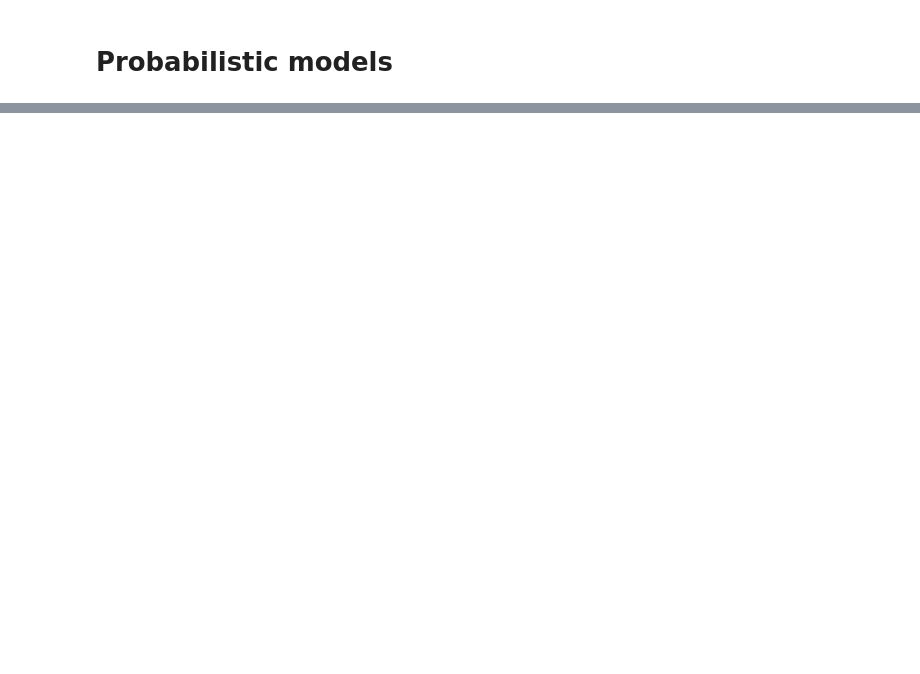
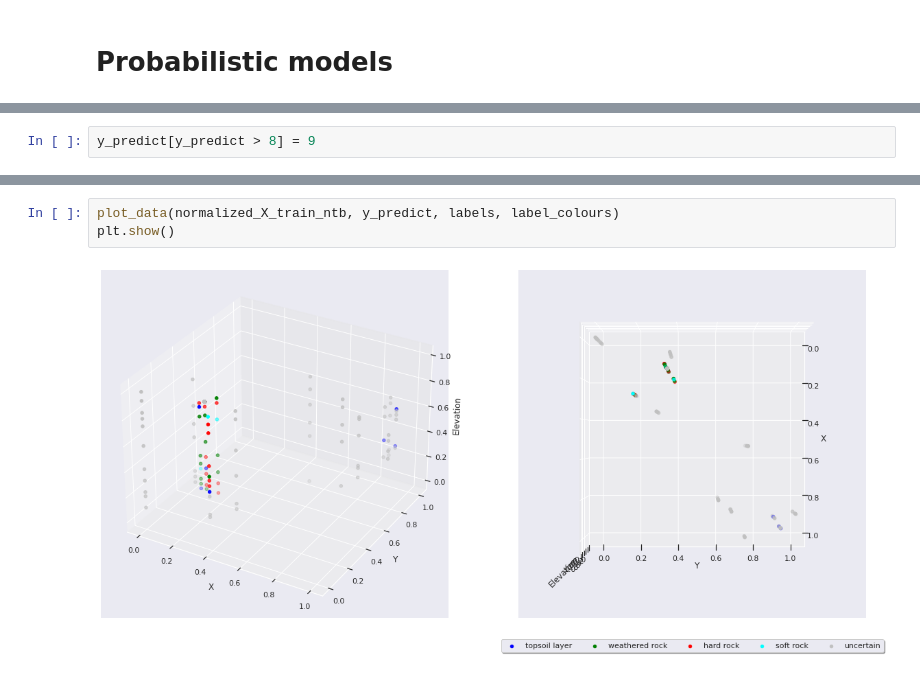
Before and after one commit to daitranskku/soil_properties, a Jupyter notebook: regression_models.ipynb, the cells around one changed output, grey strips where cells are left out. Drawn from its saved outputs; the diff is of its cells as text; blank space fills up the shorter version.

```diff
--- a/regression_models.ipynb
+++ b/regression_models.ipynb
@@ -134,0 +267,2 @@ plt.show()
+# %%
+y_predict[y_predict > 8] = 9
@@ -134,0 +308,5 @@ plt.show()
+# %%
+plot_data(normalized_X_train_ntb, y_predict, labels, label_colours)
+plt.show()
+# %% [output]
+[figure, added]
```
Also changed, not shown: parts of 30 cells of this notebook, 9 other files.
